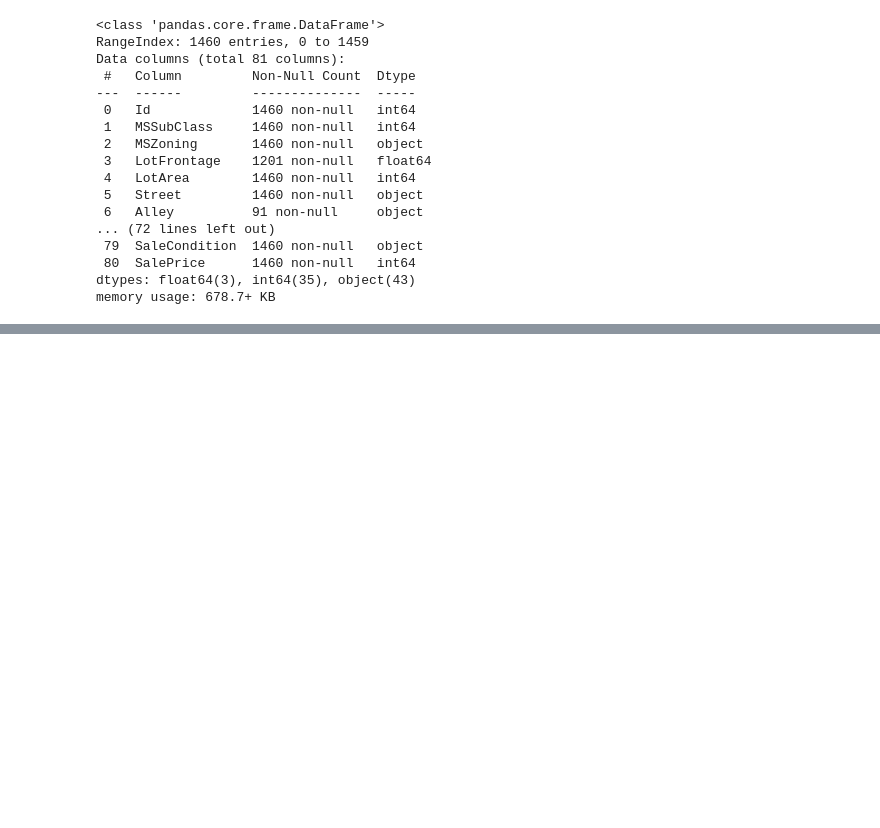
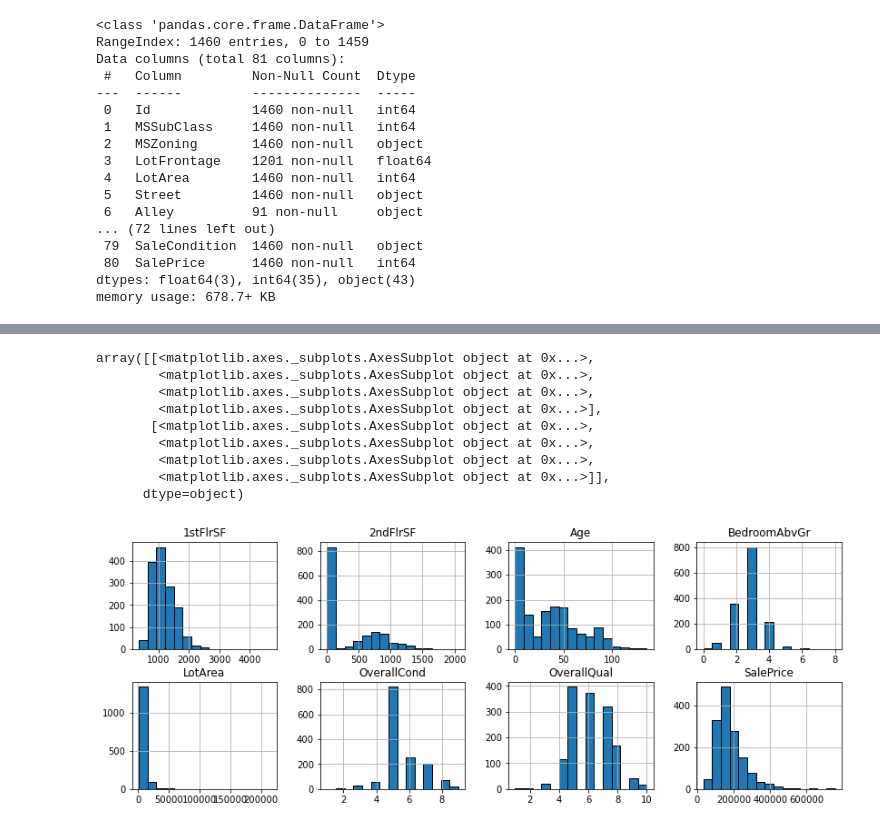
Before and after one commit to phanisai22/Data-science, a Jupyter notebook: TextBook - Become a Python Data Analyst/04 Seaborn.ipynb, the cells around one changed output, grey strips where cells are left out. Drawn from its saved outputs; the diff is of its cells as text; code cells hidden in the pictures; blank space fills up the shorter version.

```diff
--- a/TextBook - Become a Python Data Analyst/04 Seaborn.ipynb
+++ b/TextBook - Become a Python Data Analyst/04 Seaborn.ipynb
@@ -35,0 +89,17 @@ categorical_vars = ['MSZoning', 'LotShape', 'Neighborhood', 'CentralAir', 'SaleC
+# %%
+housing['Age']= housing['YrSold'] - housing['YearBuilt']
+numerical_vars.remove('YearBuilt')
+numerical_vars.append("Age")
+# %%
+housing[numerical_vars].hist(edgecolor= 'black', bins=15, figsize=(14, 5), layout=(2, 4))
+# %% [output]
+array([[<matplotlib.axes._subplots.AxesSubplot object at 0x...>,
+        <matplotlib.axes._subplots.AxesSubplot object at 0x...>,
+        <matplotlib.axes._subplots.AxesSubplot object at 0x...>,
+        <matplotlib.axes._subplots.AxesSubplot object at 0x...>],
+       [<matplotlib.axes._subplots.AxesSubplot object at 0x...>,
+        <matplotlib.axes._subplots.AxesSubplot object at 0x...>,
+        <matplotlib.axes._subplots.AxesSubplot object at 0x...>,
+        <matplotlib.axes._subplots.AxesSubplot object at 0x...>]],
+      dtype=object)
+[figure, added]
```
Also changed, not shown: parts of 24 cells of this notebook.
